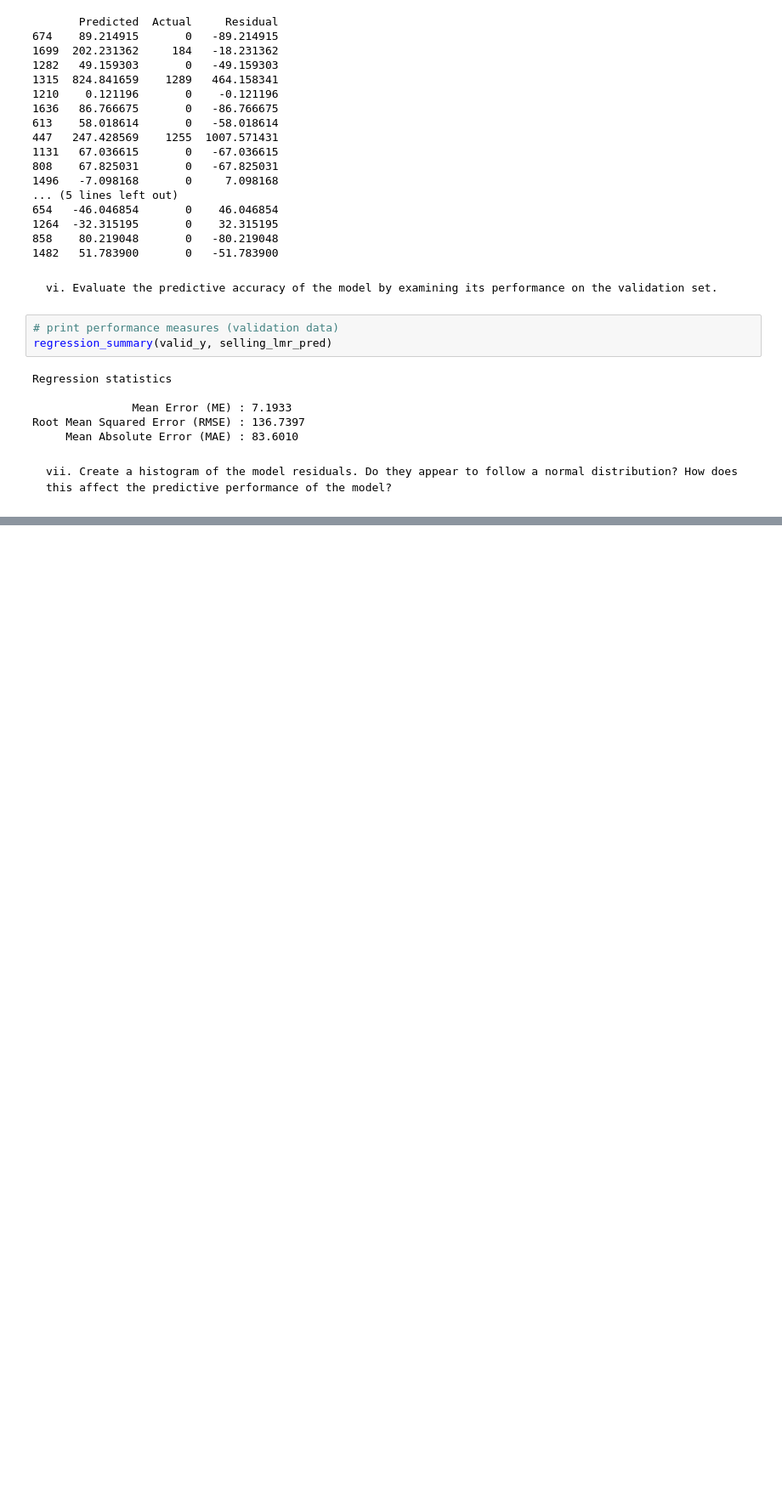
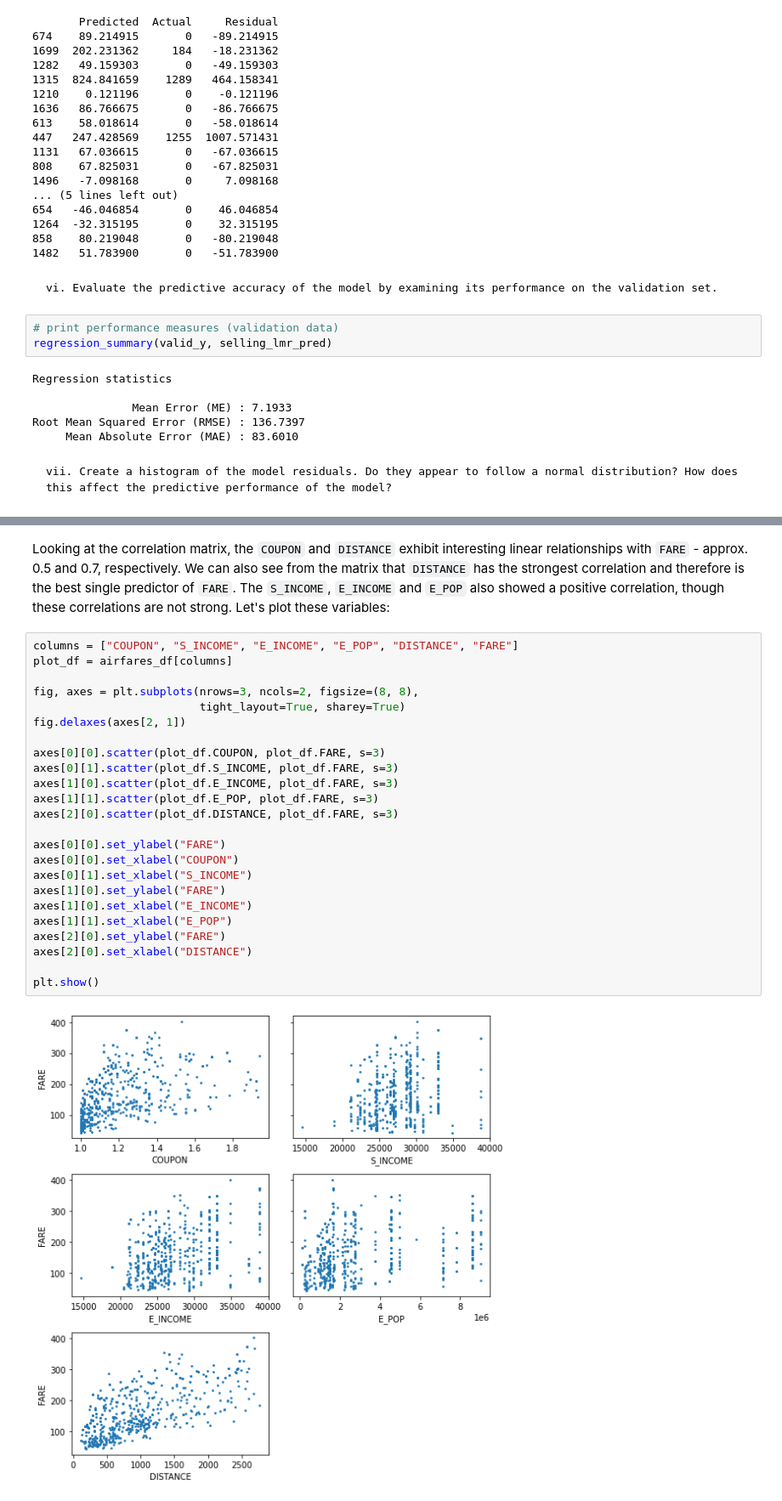
Before and after one commit to jeantardelli/data-mining-for-business-analytics, a Jupyter notebook: problems/chapter06_multiple_linear_regression.ipynb, the cells around one changed output, grey strips where cells are left out. Shown: that part at 85% size. Cells and saved outputs as stored; diff of their text form; blank space fills up the shorter version.

```diff
--- a/problems/chapter06_multiple_linear_regression.ipynb
+++ b/problems/chapter06_multiple_linear_regression.ipynb
@@ -684,0 +741,28 @@ Since the noise ε follows a normal distribution, we know that these are the bes
+# %% [markdown]
+Looking at the correlation matrix, the `COUPON` and `DISTANCE` exhibit interesting linear relationships with `FARE` - approx. 0.5 and 0.7, respectively. We can also see from the matrix that `DISTANCE` has the strongest correlation and therefore is the best single predictor of `FARE`. The `S_INCOME`, `E_INCOME` and `E_POP` also showed a positive correlation, though these correlations are not strong. Let's plot these variables:
+# %%
+columns = ["COUPON", "S_INCOME", "E_INCOME", "E_POP", "DISTANCE", "FARE"]
+plot_df = airfares_df[columns]
+
+fig, axes = plt.subplots(nrows=3, ncols=2, figsize=(8, 8),
+                         tight_layout=True, sharey=True)
+fig.delaxes(axes[2, 1])
+
+axes[0][0].scatter(plot_df.COUPON, plot_df.FARE, s=3)
+axes[0][1].scatter(plot_df.S_INCOME, plot_df.FARE, s=3)
+axes[1][0].scatter(plot_df.E_INCOME, plot_df.FARE, s=3)
+axes[1][1].scatter(plot_df.E_POP, plot_df.FARE, s=3)
+axes[2][0].scatter(plot_df.DISTANCE, plot_df.FARE, s=3)
+
+axes[0][0].set_ylabel("FARE")
+axes[0][0].set_xlabel("COUPON")
+axes[0][1].set_xlabel("S_INCOME")
+axes[1][0].set_ylabel("FARE")
+axes[1][0].set_xlabel("E_INCOME")
+axes[1][1].set_xlabel("E_POP")
+axes[2][0].set_ylabel("FARE")
+axes[2][0].set_xlabel("DISTANCE")
+
+plt.show()
+# %% [output]
+[figure, added]
```
Also changed, not shown: parts of 59 cells of this notebook, 1 other file.
